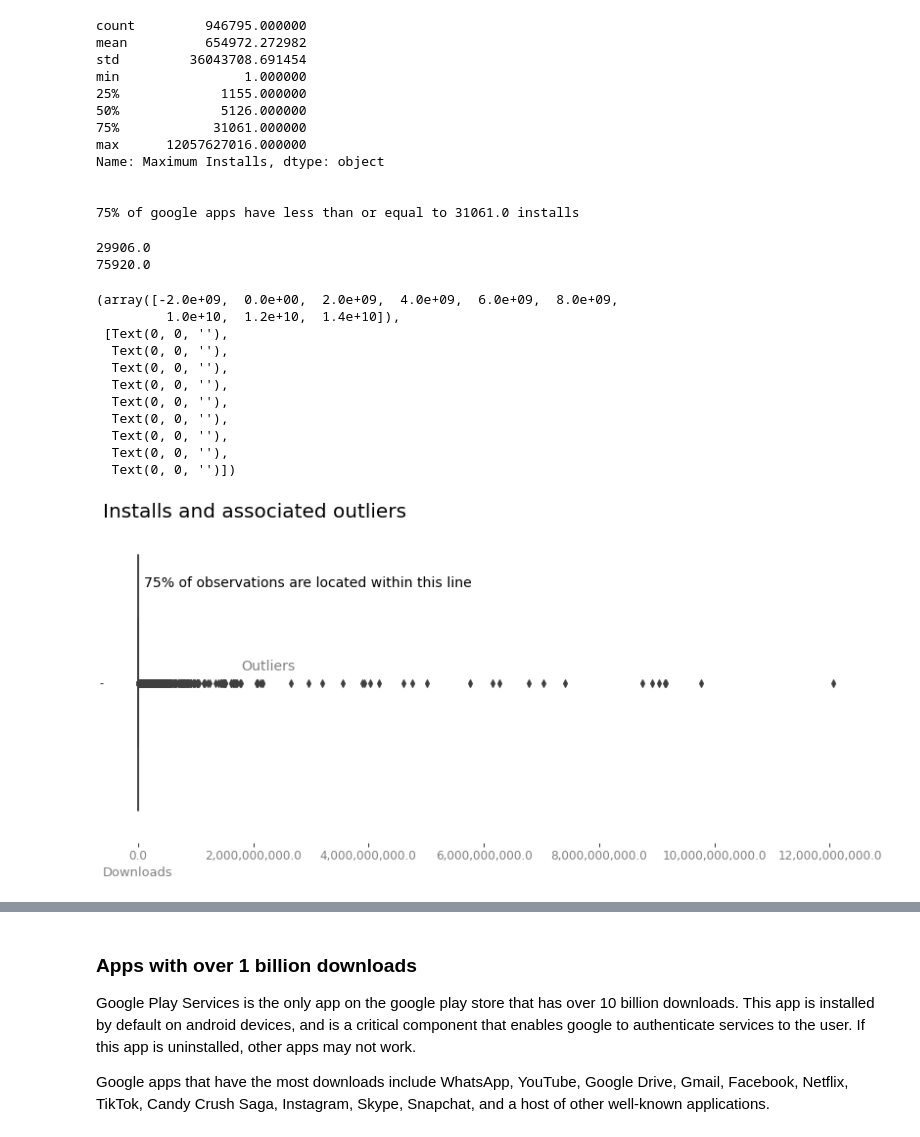
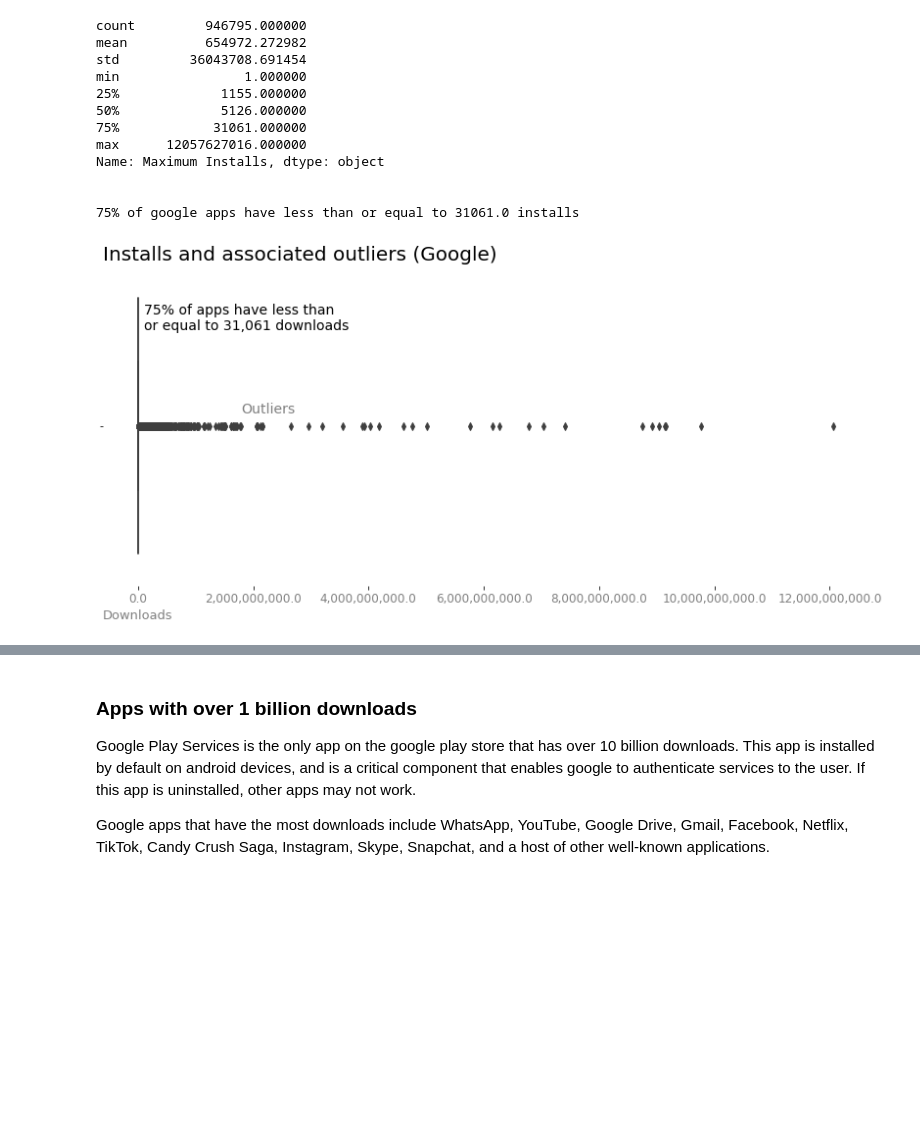
Before and after one commit to paul-trood/Portfolio-Mobile_app_recommendations, a Jupyter notebook: app_profile.ipynb, the cells around one changed output, grey strips where cells are left out. Saved outputs shown, nothing was run; the diff lists cells and outputs as text; code cells hidden in the pictures; blank space fills up the shorter version.

```diff
--- a/app_profile.ipynb
+++ b/app_profile.ipynb
@@ -559,43 +581,18 @@ Name: Maximum Installs, dtype: object
 
 
 75% of google apps have less than or equal to 31061.0 installs
-# %%
-lower_quartile = csv["Maximum Installs"].quantile(0.25)
-upper_quartile = csv["Maximum Installs"].quantile(0.75)
-
-# Interquartile range
-iqr = upper_quartile - lower_quartile
-print(iqr)
-upper_bound = upper_quartile + (iqr * 1.5)
-print(upper_bound)
-
-non_outliers_installs = csv[csv["Maximum Installs"] <= upper_bound]
-outliers_installs = csv[csv["Maximum Installs"] > upper_bound]
-# %% [output]
-29906.0
-75920.0
 # %%
 #$plt.figure(figsize=(14,6))
 fig, ax = plt.subplots(figsize = (14,6))
 sns.boxplot(data = csv, x = "Maximum Installs")
 plt.ticklabel_format(style='plain', axis = "x")
-plt.title("Installs and associated outliers", loc = "left", size = 20)
+plt.title("Installs and associated outliers (Google)", loc = "left", size = 20)
 ax.xaxis.set_major_formatter(StrMethodFormatter('{x:,}'))
 plt.text(1800000000,-0.04,"Outliers", size = 14, color = "grey")
-plt.text(100000000,-0.3,"75% of observations are located within this line", size = 14)
+plt.text(100000000,-0.3,"75% of apps have less than\nor equal to 31,061 downloads", size = 14)
 plt.gca().spines[["right","left", "top", "bottom"]].set_visible(False)
 plt.xlabel("Downloads", loc = "left", size = 13, color = "grey")
 plt.xticks(size = 12, color = "grey")
+plt.show()
 # %% [output]
-(array([-2.0e+09,  0.0e+00,  2.0e+09,  4.0e+09,  6.0e+09,  8.0e+09,
-         1.0e+10,  1.2e+10,  1.4e+10]),
- [Text(0, 0, ''),
-  Text(0, 0, ''),
-  Text(0, 0, ''),
-  Text(0, 0, ''),
-  Text(0, 0, ''),
-  Text(0, 0, ''),
-  Text(0, 0, ''),
-  Text(0, 0, ''),
-  Text(0, 0, '')])
-[figure, old version]
+[figure, new version]
```
Also changed, not shown: parts of 17 cells of this notebook.
